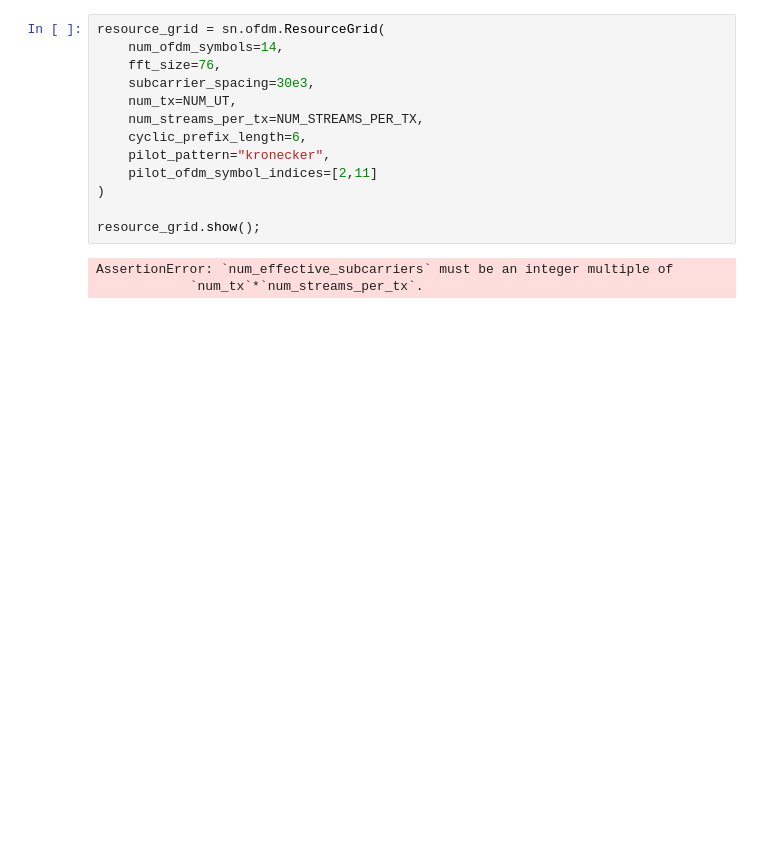
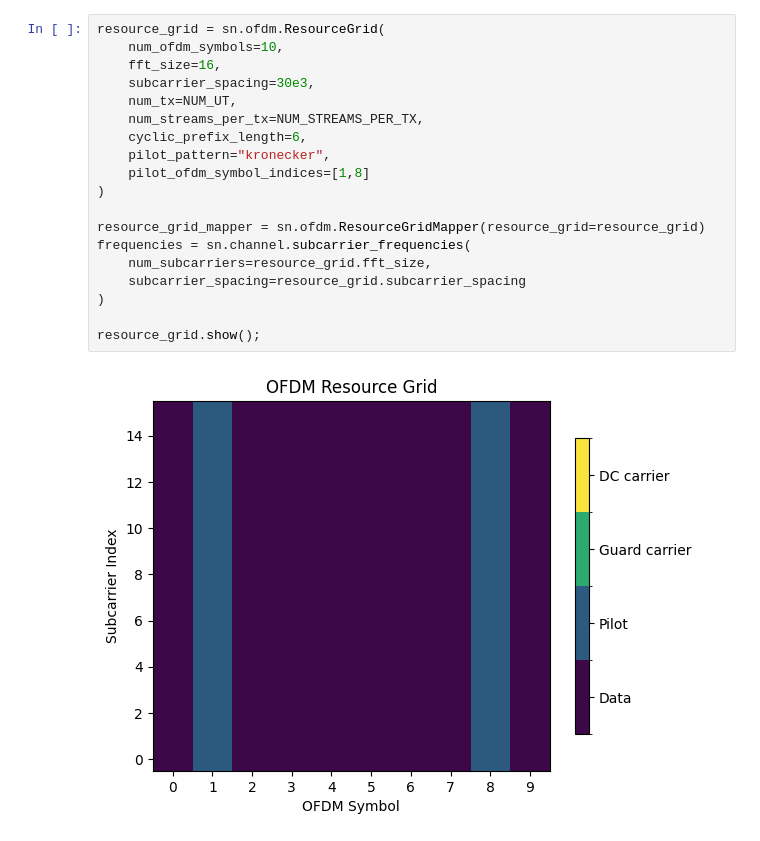
Before and after one commit to gab-mq/mimo-sionna, a Jupyter notebook: uav.ipynb, the cells around one changed output. Cells and saved outputs as stored; diff of their text form; blank space fills up the shorter version.

Commit message:
awgn ofdm uav

```diff
--- a/uav.ipynb
+++ b/uav.ipynb
@@ -11,19 +32,24 @@ NUM_STREAMS_PER_TX = 2
 # %%
 resource_grid = sn.ofdm.ResourceGrid(
-    num_ofdm_symbols=14,
-    fft_size=76,
+    num_ofdm_symbols=10,
+    fft_size=16,
     subcarrier_spacing=30e3,
     num_tx=NUM_UT,
     num_streams_per_tx=NUM_STREAMS_PER_TX,
     cyclic_prefix_length=6,
     pilot_pattern="kronecker",
-    pilot_ofdm_symbol_indices=[2,11]
+    pilot_ofdm_symbol_indices=[1,8]
+)
+
+resource_grid_mapper = sn.ofdm.ResourceGridMapper(resource_grid=resource_grid)
+frequencies = sn.channel.subcarrier_frequencies(
+    num_subcarriers=resource_grid.fft_size,
+    subcarrier_spacing=resource_grid.subcarrier_spacing
 )
 
 resource_grid.show();
 # %% [output]
-AssertionError: `num_effective_subcarriers` must be an integer multiple of
-            `num_tx`*`num_streams_per_tx`.
+[figure, added]
 # %%
 constellation = sn.mapping.Constellation('qam', NUM_BITS_PER_SYMBOL)
 binary_source = sn.utils.BinarySource()
```
Also changed, not shown: parts of 9 cells of this notebook, 2 other files.
